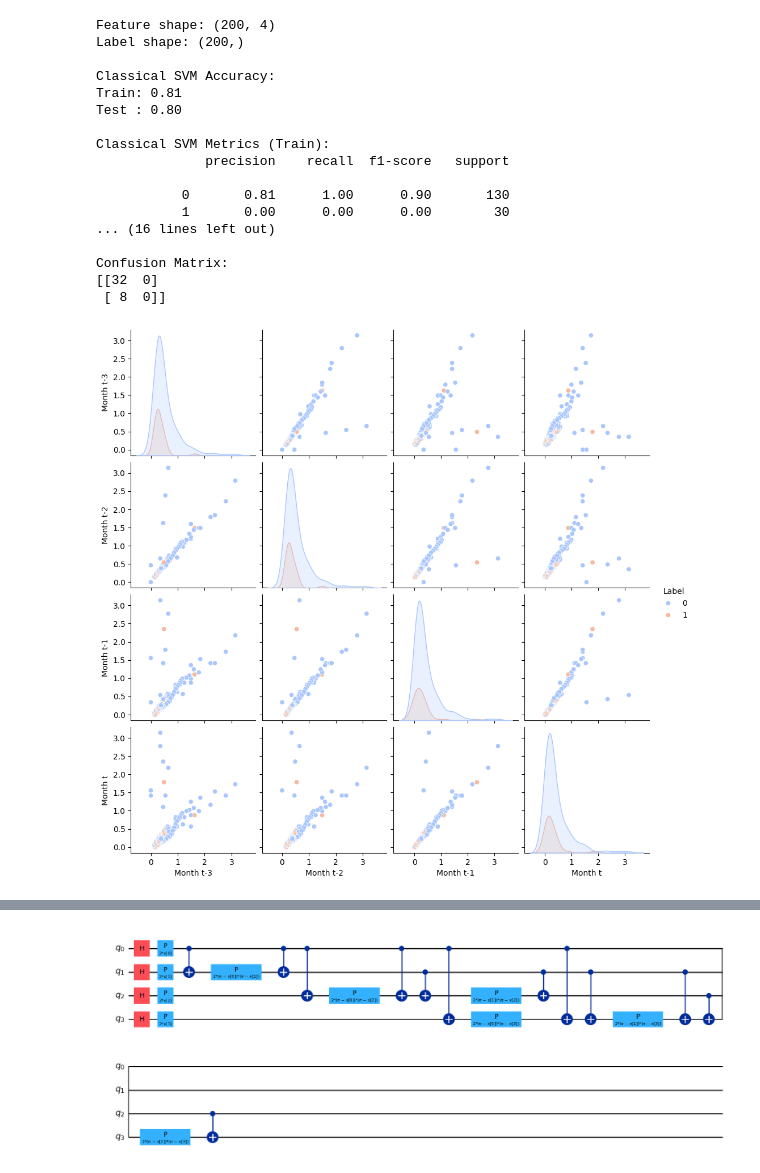
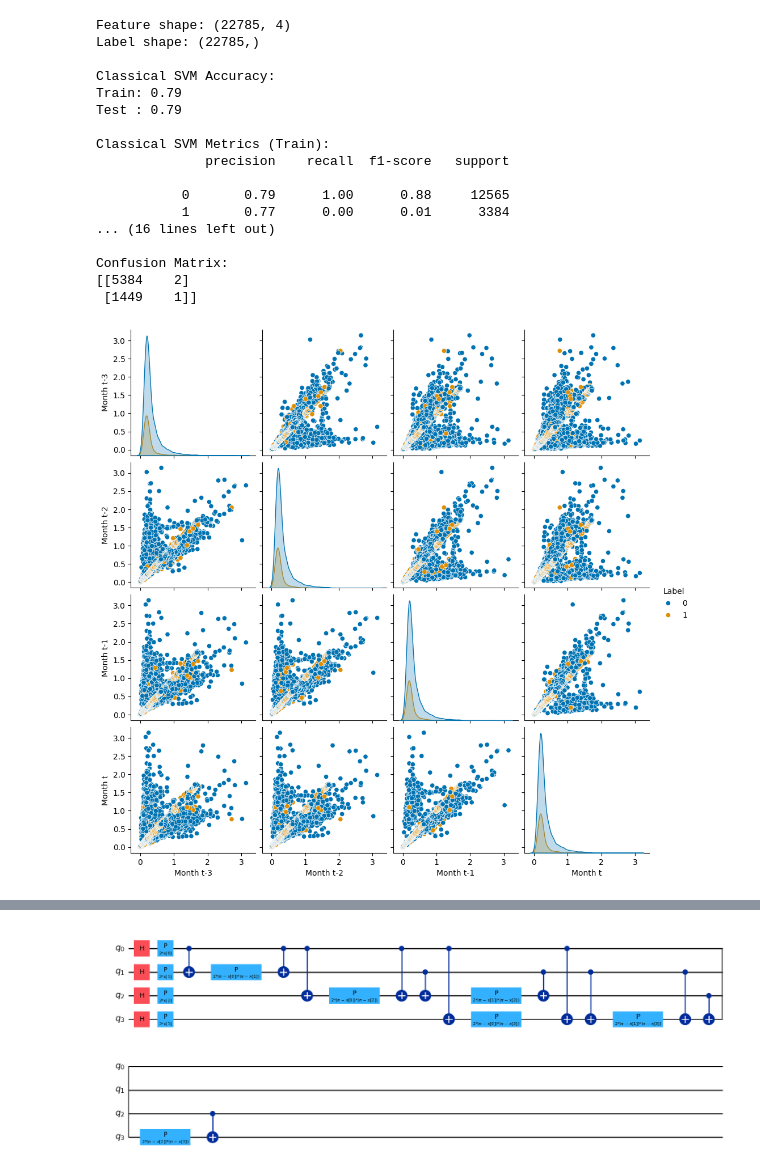
Before and after one commit to dwskcw/AQC-S26, a Jupyter notebook: fred.ipynb, the cells around one changed output, grey strips where cells are left out. Saved outputs shown, nothing was run; the diff lists cells and outputs as text; code cells hidden in the pictures.

```diff
--- a/fred.ipynb
+++ b/fred.ipynb
@@ -57,8 +57,8 @@ x = x[valid]
 y = y[valid]
 
 # limiting size for speed (given more training time, can remove this)
-x = x[:200]
-y = y[:200]
+# x = x[:200]
+# y = y[:200]
 
 print("Feature shape:", x.shape)
 print("Label shape:", y.shape)
@@ -72,7 +72,7 @@ labels = y
 
 # Train / test split
 X_train, X_test, y_train, y_test = train_test_split(
-    features, labels, train_size=0.8, random_state=123, stratify=labels
+    features, labels, train_size=0.7, random_state=123, stratify=labels
 )
 
 
@@ -92,43 +92,43 @@ print(f"Test : {test_acc:.2f}")
 # METRICS + VISUALIZATION
 preds = svc.predict(X_test)
 preds_train = svc.predict(X_train)
 
 print("\nClassical SVM Metrics (Train):")
 print(classification_report(y_train, preds_train, zero_division=0))
 print("\nClassical SVM Metrics (Test):")
 print(classification_report(y_test, preds, zero_division=0))
 
 cm = confusion_matrix(y_test, preds)
 print("\nConfusion Matrix:")
 print(cm)
 
 
 df_vis = pd.DataFrame(features, columns=[
     "Month t-3", "Month t-2", "Month t-1", "Month t"
 ])
 df_vis["Label"] = labels
 
-sns.pairplot(df_vis, hue="Label", palette="coolwarm")
+sns.pairplot(df_vis, hue="Label", palette="colorblind")
 plt.show()
 # %% [output]
-Feature shape: (200, 4)
-Label shape: (200,)
+Feature shape: (22785, 4)
+Label shape: (22785,)
 
 Classical SVM Accuracy:
-Train: 0.81
-Test : 0.80
+Train: 0.79
+Test : 0.79
 
 Classical SVM Metrics (Train):
               precision    recall  f1-score   support
 
-           0       0.81      1.00      0.90       130
-           1       0.00      0.00      0.00        30
+           0       0.79      1.00      0.88     12565
+           1       0.77      0.00      0.01      3384
 ... (16 lines left out)
 
 Confusion Matrix:
-[[32  0]
- [ 8  0]]
+[[5384    2]
+ [1449    1]]
-[figure, old version]
+[figure, new version]
 # %%
 from qiskit.circuit.library import ZZFeatureMap, RealAmplitudes
 from qiskit_machine_learning.optimizers import COBYLA
```
Also changed, not shown: parts of 2 cells of this notebook, 1 other file.
